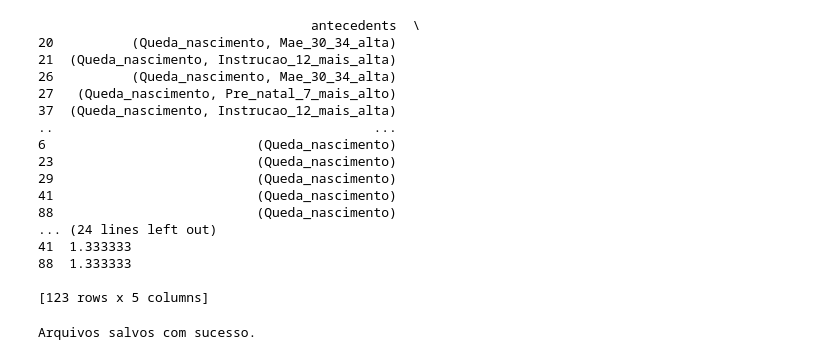
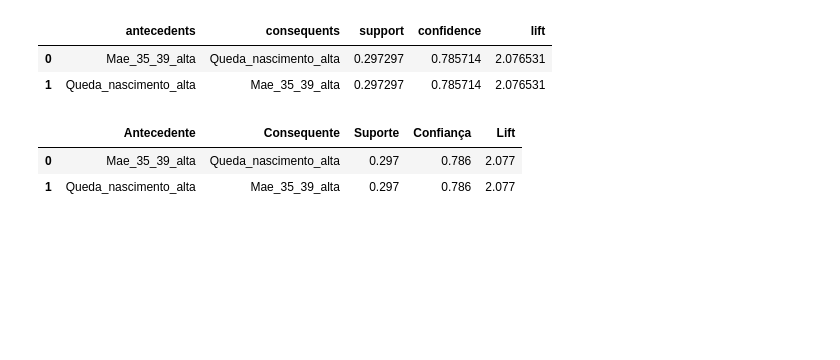
Before and after one commit to nataliathomazelliferreira/mineracao_dados_natalidade, a Jupyter notebook: notebooks/regras_associacao_brasil.ipynb, the cells around one changed output. Saved outputs shown, nothing was run; the diff lists cells and outputs as text; code cells hidden in the pictures; blank space fills up the shorter version.

Commit message:
editando arquivos

```diff
--- a/notebooks/regras_associacao_brasil.ipynb
+++ b/notebooks/regras_associacao_brasil.ipynb
@@ -332,39 +248,38 @@ print(regras[['antecedents', 'consequents', 'support', 'confidence', 'lift']])
 # %%
 regras_queda = regras[
-    regras['consequents'].astype(str).str.contains('Queda_nascimento') |
-    regras['antecedents'].astype(str).str.contains('Queda_nascimento')
-]
+    regras["consequents"].str.contains("Queda_nascimento_alta") |
+    regras["antecedents"].str.contains("Queda_nascimento_alta")
+].copy()
 
 regras_queda = regras_queda.sort_values(
-    by=['confidence', 'support'],
+    by=["lift", "confidence", "support"],
     ascending=False
 )
 
-print(regras_queda[['antecedents', 'consequents', 'support', 'confidence', 'lift']])
+regras_queda.to_csv(TABELAS / "principais_regras_queda_nascimento_uf_2000_2024.csv", index=False, encoding="utf-8-sig")
+
+regras_queda[["antecedents", "consequents", "support", "confidence", "lift"]].head(15)
 # %% [output]
-                                   antecedents  \
-20          (Queda_nascimento, Mae_30_34_alta)
-21  (Queda_nascimento, Instrucao_12_mais_alta)
-26          (Queda_nascimento, Mae_30_34_alta)
-27   (Queda_nascimento, Pre_natal_7_mais_alto)
-37  (Queda_nascimento, Instrucao_12_mais_alta)
-..                                         ...
-6                           (Queda_nascimento)
-23                          (Queda_nascimento)
-29                          (Queda_nascimento)
-41                          (Queda_nascimento)
-88                          (Queda_nascimento)
-... (24 lines left out)
-41  1.333333
-88  1.333333
-
-[123 rows x 5 columns]
+|  | antecedents | consequents | support | confidence | lift |
+| 0 | Mae_35_39_alta | Queda_nascimento_alta | 0.297297 | 0.785714 | 2.076531 |
+| 1 | Queda_nascimento_alta | Mae_35_39_alta | 0.297297 | 0.785714 | 2.076531 |
-# %%
-base_regras.to_csv('base_regras_associacao.csv', index=False)
-base_binaria.to_csv('base_binaria_apriori.csv', index=False)
-regras.to_csv('regras_associacao.csv', index=False)
-regras_queda.to_csv('regras_queda_natalidade.csv', index=False)
-
-print('Arquivos salvos com sucesso.')
-# %% [output]
-Arquivos salvos com sucesso.
+# %%
+tabela_final = regras_queda[["antecedents", "consequents", "support", "confidence", "lift"]].head(8).copy()
+
+tabela_final = tabela_final.rename(columns={
+    "antecedents": "Antecedente",
+    "consequents": "Consequente",
+    "support": "Suporte",
+    "confidence": "Confiança",
+    "lift": "Lift"
+})
+
+for col in ["Suporte", "Confiança", "Lift"]:
+    tabela_final[col] = tabela_final[col].round(3)
+
+tabela_final.to_csv(TABELAS / "tabela_final_regras_relatorio.csv", index=False, encoding="utf-8-sig")
+tabela_final
+# %% [output]
+|  | Antecedente | Consequente | Suporte | Confiança | Lift |
+| 0 | Mae_35_39_alta | Queda_nascimento_alta | 0.297 | 0.786 | 2.077 |
+| 1 | Queda_nascimento_alta | Mae_35_39_alta | 0.297 | 0.786 | 2.077 |
```
Also changed, not shown: parts of 20 cells of this notebook, 46 other files.
